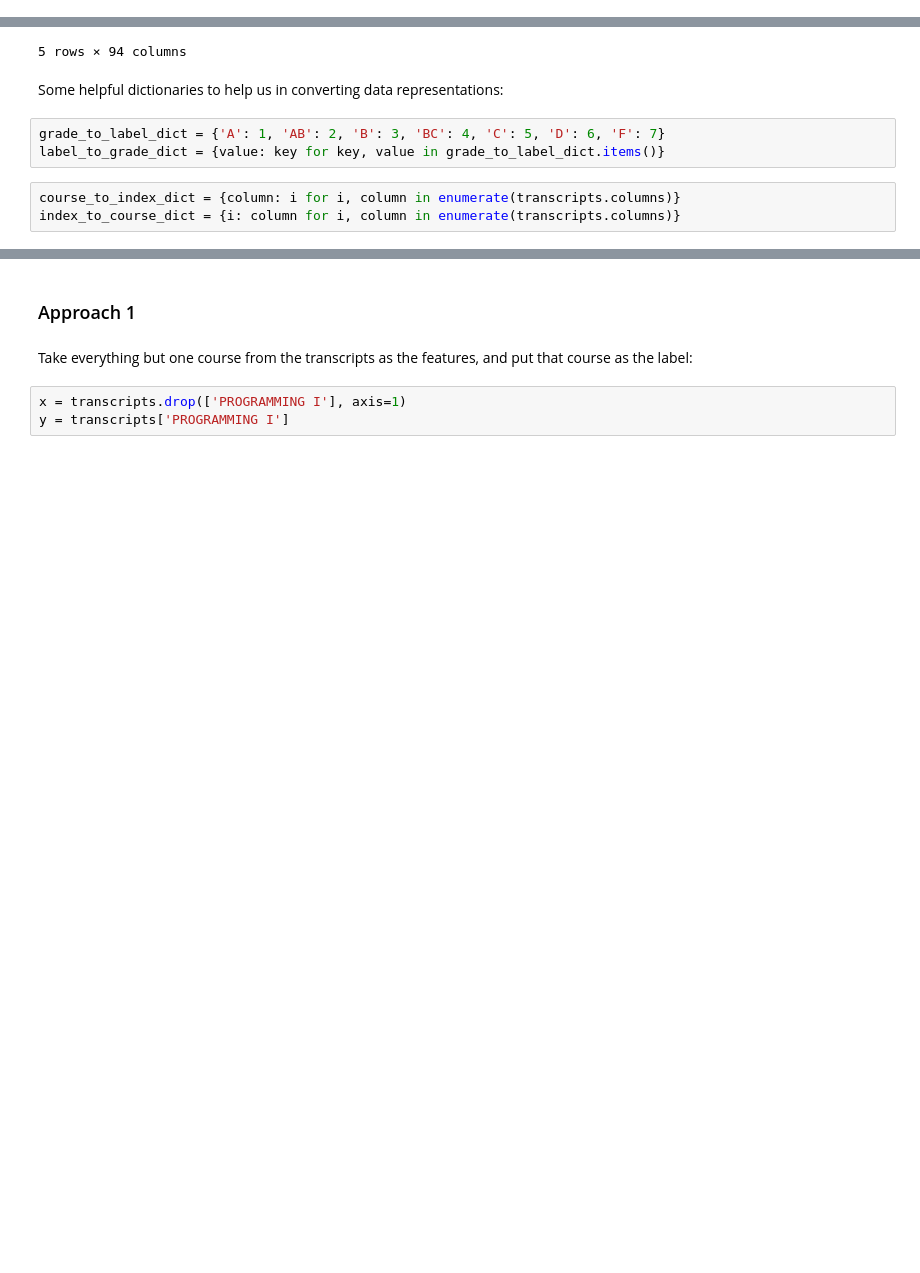
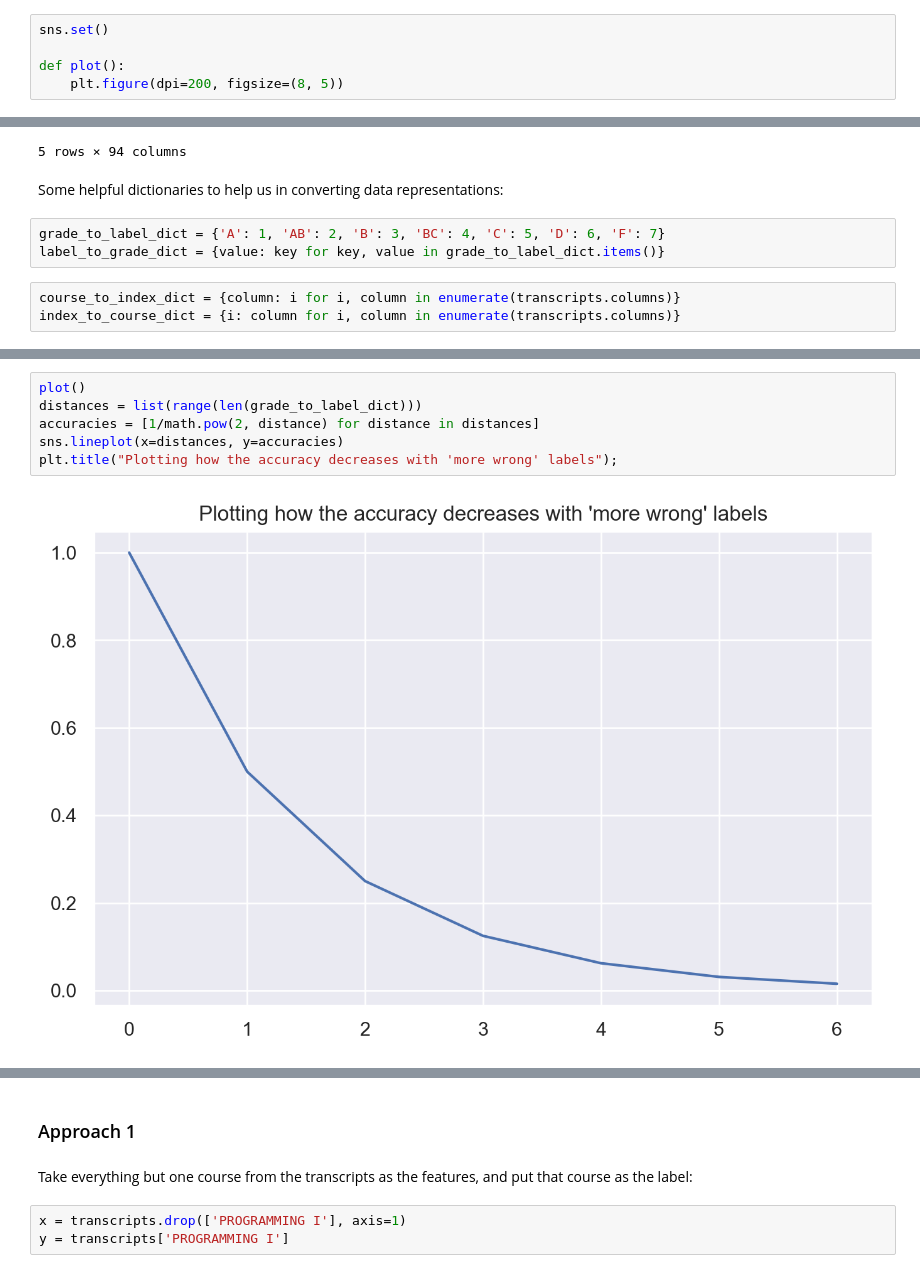
Before and after one commit to mishra-swati/CS784-Project, a Jupyter notebook: models.ipynb, the cells around one changed output, grey strips where cells are left out. Cells and saved outputs as stored; diff of their text form; blank space fills up the shorter version.

```diff
--- a/models.ipynb
+++ b/models.ipynb
@@ -10,0 +19,5 @@ import math
+# %%
+sns.set()
+
+def plot():
+    plt.figure(dpi=200, figsize=(8, 5))
@@ -29,0 +56,8 @@ index_to_course_dict = {i: column for i, column in enumerate(transcripts.columns
+# %%
+plot()
+distances = list(range(len(grade_to_label_dict)))
+accuracies = [1/math.pow(2, distance) for distance in distances]
+sns.lineplot(x=distances, y=accuracies)
+plt.title("Plotting how the accuracy decreases with 'more wrong' labels");
+# %% [output]
+[figure, added]
```
Also changed, not shown: parts of 54 cells of this notebook, 2 other files.
